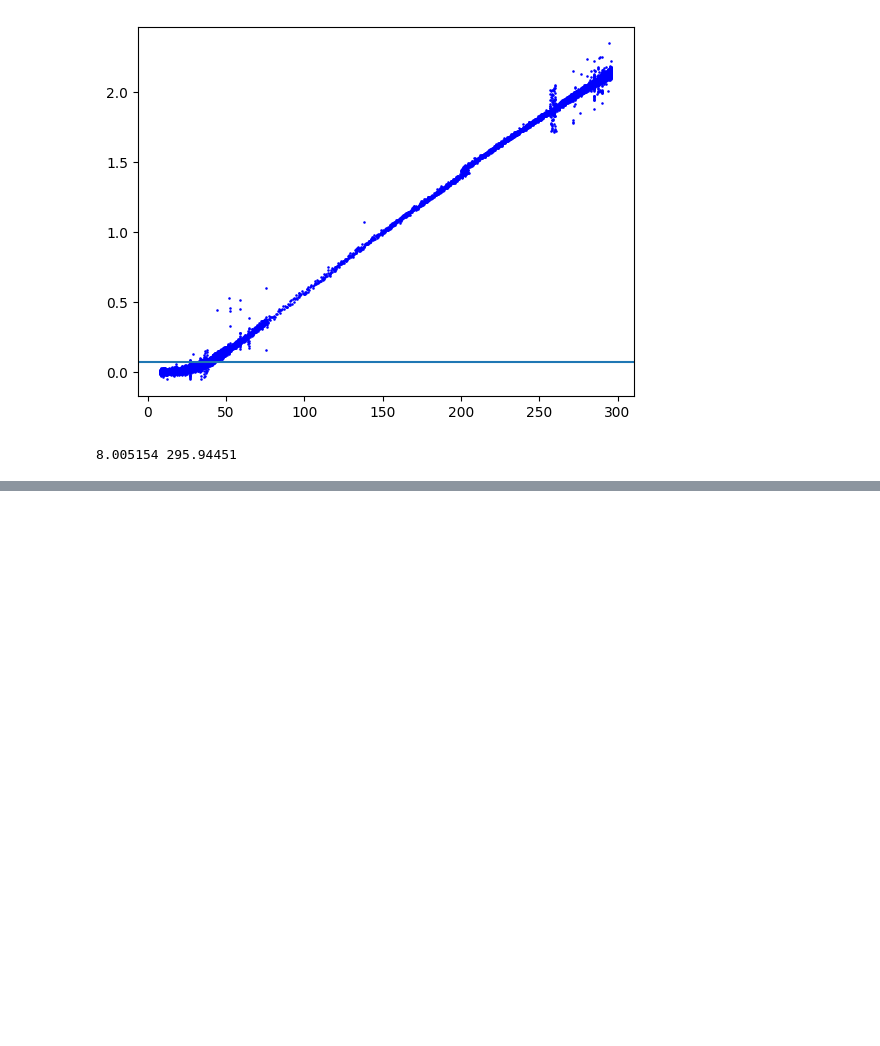
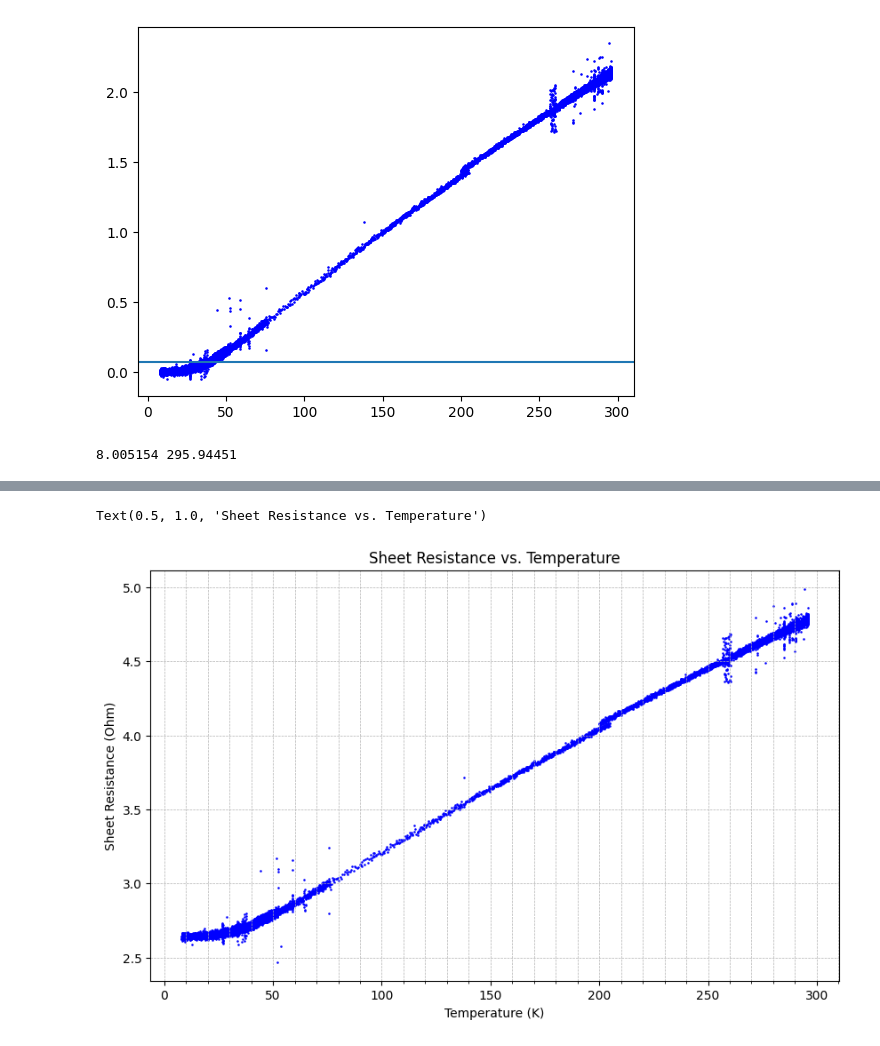
Before and after one commit to gamberoillecito/Nb-Characterization, a Jupyter notebook: R-vs-T/VdP.ipynb, the cells around one changed output, grey strips where cells are left out. Saved outputs shown, nothing was run; the diff lists cells and outputs as text; code cells hidden in the pictures; blank space fills up the shorter version.

```diff
--- a/R-vs-T/VdP.ipynb
+++ b/R-vs-T/VdP.ipynb
@@ -1140,0 +1128,19 @@ error: Result from function call is not a proper array of floats.
+# %%
+
+
+from matplotlib.ticker import AutoMinorLocator
+# ax = plt.gca() # Get current axes
+# ax.xaxis.set_minor_locator(AutoMinorLocator(5)) # Adds 4 minor ticks between major ticks (5 divisions)
+#plt.grid(True, which='both', linestyle='--', linewidth=0.5) # Show grid for both major/minor ticks
+plt.figure(figsize=(10, 6))
+ax = plt.gca() # Get current axes
+ax.xaxis.set_minor_locator(AutoMinorLocator(5))
+plt.grid(True, which='both', linestyle='--', linewidth=0.5)
+
+plt.scatter(Tf, Rs, s = .7, color='blue', label='Sheet Resistance (VdP)')
+plt.xlabel("Temperature (K)")
+plt.ylabel("Sheet Resistance (Ohm)")
+plt.title("Sheet Resistance vs. Temperature")
+# %% [output]
+Text(0.5, 1.0, 'Sheet Resistance vs. Temperature')
+[figure, added]
```
Also changed, not shown: parts of 5 cells of this notebook.
